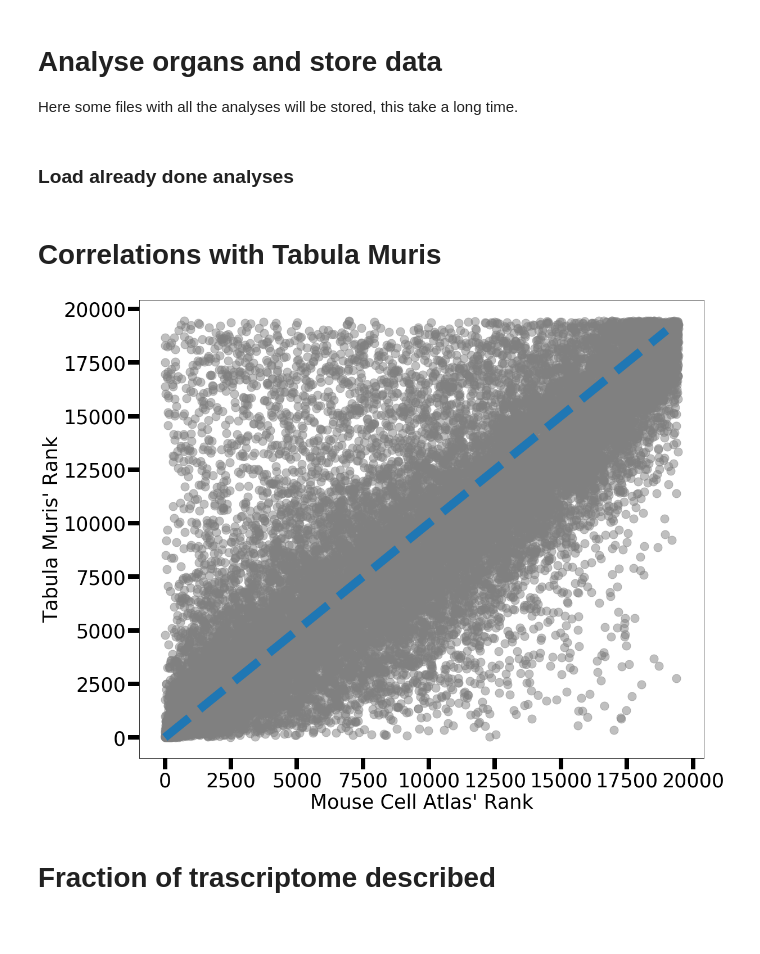
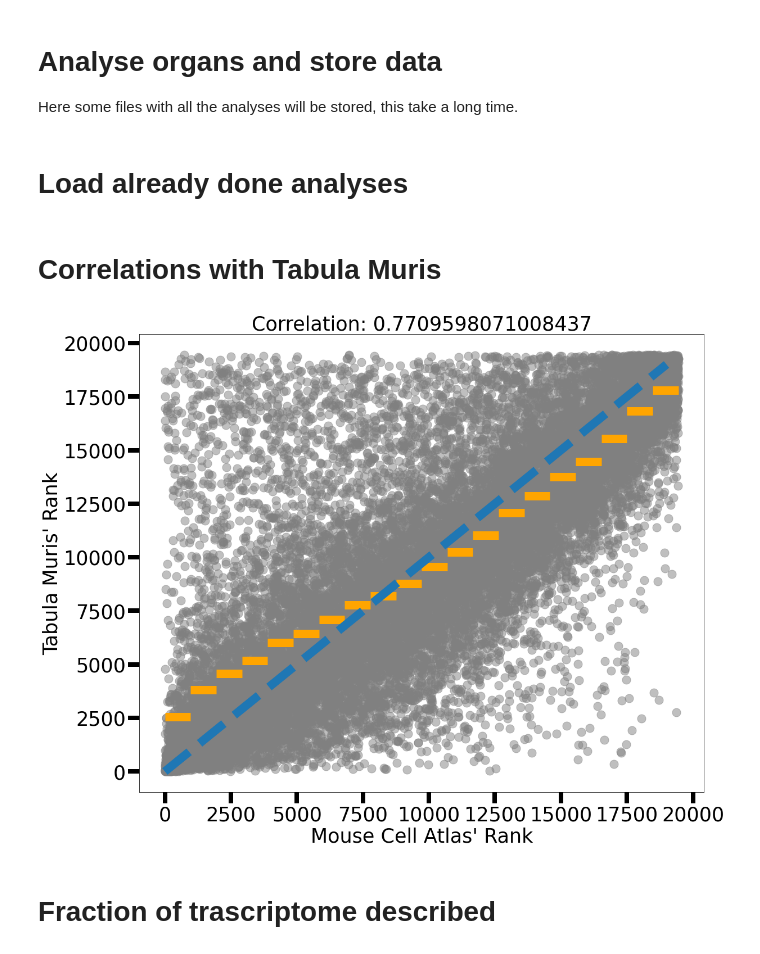
Before and after one commit to SilviaLazzardi/Emergent_Laws_in_scRNA-seq_Data, a Jupyter notebook: MouseCellAtlas/Mouse_Cell_Atlas_Data_Analysis.ipynb, the cells around one changed output. Drawn from its saved outputs; the diff is of its cells as text; code cells hidden in the pictures.

```diff
--- a/MouseCellAtlas/Mouse_Cell_Atlas_Data_Analysis.ipynb
+++ b/MouseCellAtlas/Mouse_Cell_Atlas_Data_Analysis.ipynb
@@ -304,7 +242,7 @@ data = {
 with open("data_all.pkl","wb") as file:
     pickle.dump(data, file, protocol=pickle.HIGHEST_PROTOCOL)
 # %% [markdown]
-### Load already done analyses
+# Load already done analyses
 # %%
 data = load_all_data("mca")
 # %% [markdown]
@@ -323,18 +261,22 @@ mca = mca.reindex_like(tm).dropna()
 # %%
 fig, ax = plt.subplots(figsize=(18,15))
 ax.scatter(mca.values,tm.values, c="gray", s=225, alpha=0.5)
 
-ax.plot(np.linspace(0,1.9e4), np.linspace(0,1.9e4), lw=15, ls="--")
+bin_avg, bin_edges, _ = stats.binned_statistic(mca.values, tm.values,"mean", bins=20)
+ax.plot(np.linspace(0,1.9e4), np.linspace(0,1.9e4), lw=15, ls="--", label="diagonal")
+ax.hlines(bin_avg, bin_edges[:-1], bin_edges[1:], lw=15, ls="-", color="orange", label="binned average")
 
 ax.set_xlabel("Mouse Cell Atlas' Rank", fontsize=35)
 ax.set_ylabel("Tabula Muris' Rank", fontsize=35)
 
 ax.tick_params(labelsize=35, width=8, length=20)
 
+ax.set_title(f"Correlation: {stats.pearsonr(mca.values,tm.values)[0]}", fontsize=35)
+
 fig.savefig("rank_correlation.pdf")
 plt.show()
 # %% [output]
-[figure, old version]
+[figure, new version]
 # %% [markdown]
 # Fraction of trascriptome described
 # %%
```
Also changed, not shown: parts of 10 cells of this notebook, 2 other files.
